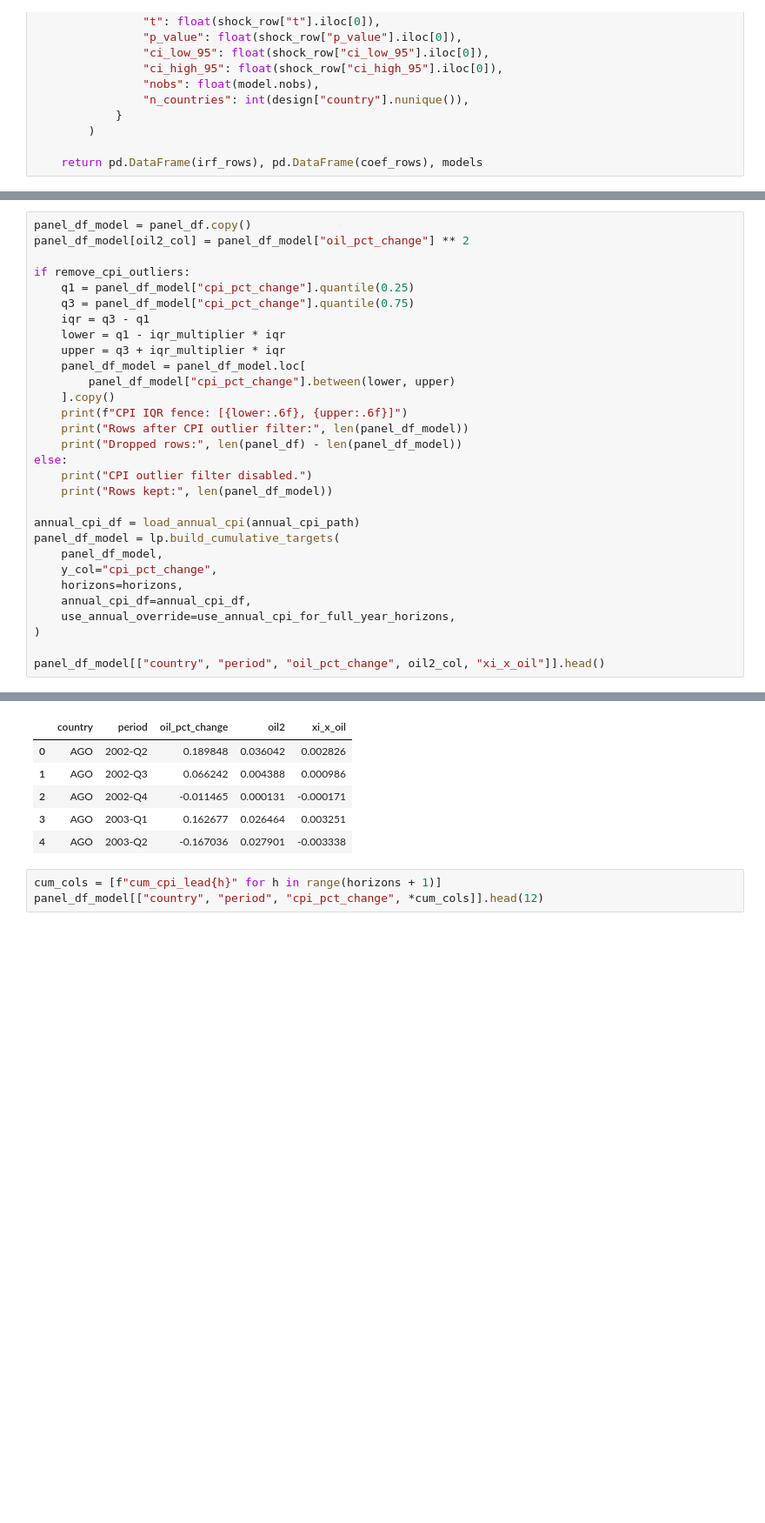
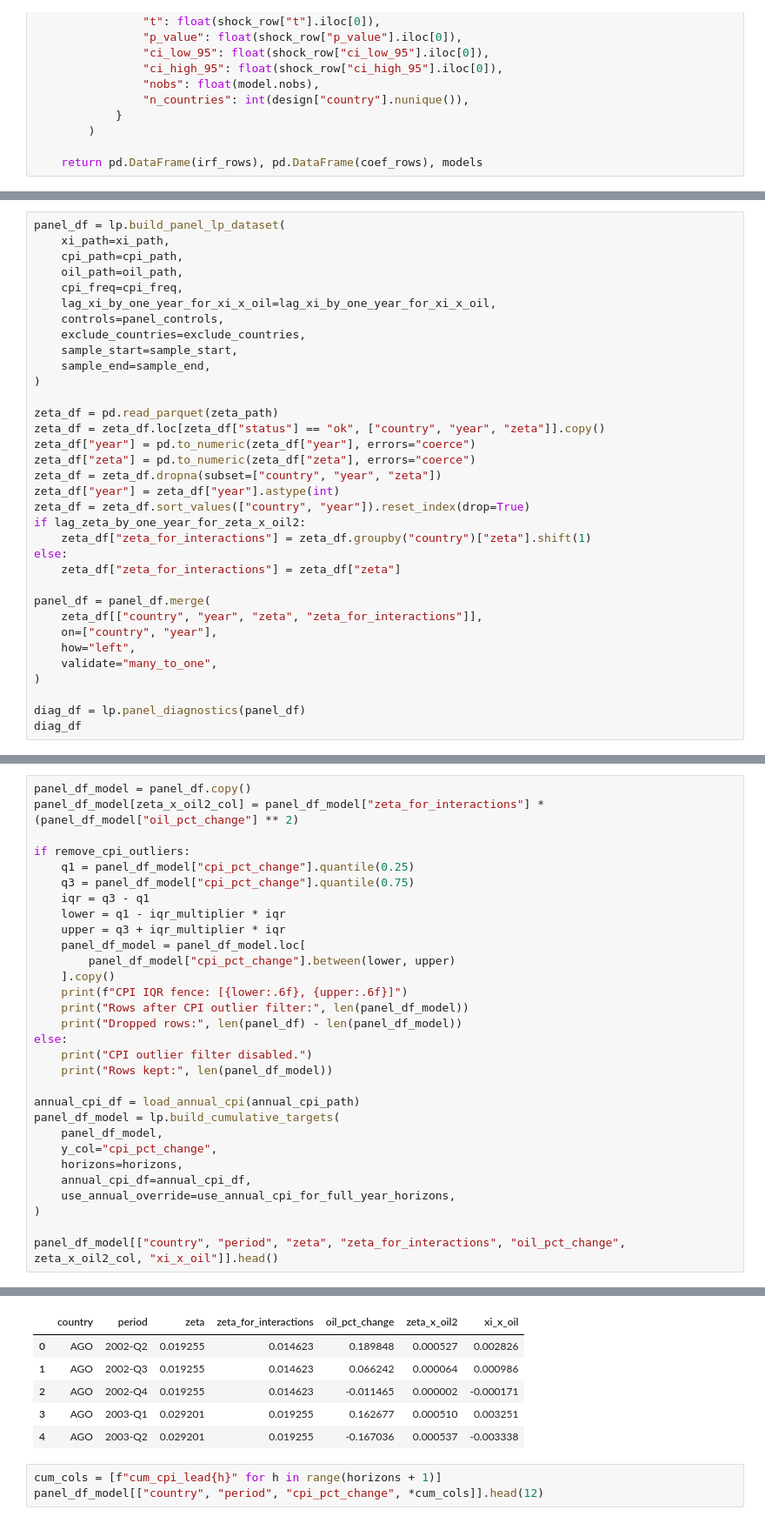
Before and after one commit to Hotstopper/icio-exogenous-pass-through, a Jupyter notebook: notebooks/panel_cumulative_local_projections_oil2.ipynb, the cells around one changed output, grey strips where cells are left out. Shown at 87% size. Cells and saved outputs as stored; diff of their text form; blank space fills up the shorter version.

```diff
--- a/notebooks/panel_cumulative_local_projections_oil2.ipynb
+++ b/notebooks/panel_cumulative_local_projections_oil2.ipynb
@@ -326,0 +313,34 @@ diag_df
+# %%
+panel_df = lp.build_panel_lp_dataset(
+    xi_path=xi_path,
+    cpi_path=cpi_path,
+    oil_path=oil_path,
+    cpi_freq=cpi_freq,
+    lag_xi_by_one_year_for_xi_x_oil=lag_xi_by_one_year_for_xi_x_oil,
+    controls=panel_controls,
+    exclude_countries=exclude_countries,
+    sample_start=sample_start,
+    sample_end=sample_end,
+)
+
+zeta_df = pd.read_parquet(zeta_path)
+zeta_df = zeta_df.loc[zeta_df["status"] == "ok", ["country", "year", "zeta"]].copy()
+zeta_df["year"] = pd.to_numeric(zeta_df["year"], errors="coerce")
+zeta_df["zeta"] = pd.to_numeric(zeta_df["zeta"], errors="coerce")
+zeta_df = zeta_df.dropna(subset=["country", "year", "zeta"])
+zeta_df["year"] = zeta_df["year"].astype(int)
+zeta_df = zeta_df.sort_values(["country", "year"]).reset_index(drop=True)
+if lag_zeta_by_one_year_for_zeta_x_oil2:
+    zeta_df["zeta_for_interactions"] = zeta_df.groupby("country")["zeta"].shift(1)
+else:
+    zeta_df["zeta_for_interactions"] = zeta_df["zeta"]
+
+panel_df = panel_df.merge(
+    zeta_df[["country", "year", "zeta", "zeta_for_interactions"]],
+    on=["country", "year"],
+    how="left",
+    validate="many_to_one",
+)
+
+diag_df = lp.panel_diagnostics(panel_df)
+diag_df
@@ -327,42 +350,42 @@ diag_df
 # %%
 panel_df_model = panel_df.copy()
-panel_df_model[oil2_col] = panel_df_model["oil_pct_change"] ** 2
+panel_df_model[zeta_x_oil2_col] = panel_df_model["zeta_for_interactions"] * (panel_df_model["oil_pct_change"] ** 2)
 
 if remove_cpi_outliers:
     q1 = panel_df_model["cpi_pct_change"].quantile(0.25)
     q3 = panel_df_model["cpi_pct_change"].quantile(0.75)
     iqr = q3 - q1
     lower = q1 - iqr_multiplier * iqr
     upper = q3 + iqr_multiplier * iqr
     panel_df_model = panel_df_model.loc[
         panel_df_model["cpi_pct_change"].between(lower, upper)
     ].copy()
     print(f"CPI IQR fence: [{lower:.6f}, {upper:.6f}]")
     print("Rows after CPI outlier filter:", len(panel_df_model))
     print("Dropped rows:", len(panel_df) - len(panel_df_model))
 else:
     print("CPI outlier filter disabled.")
     print("Rows kept:", len(panel_df_model))
 
 annual_cpi_df = load_annual_cpi(annual_cpi_path)
 panel_df_model = lp.build_cumulative_targets(
     panel_df_model,
     y_col="cpi_pct_change",
     horizons=horizons,
     annual_cpi_df=annual_cpi_df,
     use_annual_override=use_annual_cpi_for_full_year_horizons,
 )
 
-panel_df_model[["country", "period", "oil_pct_change", oil2_col, "xi_x_oil"]].head()
+panel_df_model[["country", "period", "zeta", "zeta_for_interactions", "oil_pct_change", zeta_x_oil2_col, "xi_x_oil"]].head()
 # %% [output]
 CPI outlier filter disabled.
 Rows kept: 7522
-|  | country | period | oil_pct_change | oil2 | xi_x_oil |
-| 0 | AGO | 2002-Q2 | 0.189848 | 0.036042 | 0.002826 |
-| 1 | AGO | 2002-Q3 | 0.066242 | 0.004388 | 0.000986 |
-| 2 | AGO | 2002-Q4 | -0.011465 | 0.000131 | -0.000171 |
-| 3 | AGO | 2003-Q1 | 0.162677 | 0.026464 | 0.003251 |
-| 4 | AGO | 2003-Q2 | -0.167036 | 0.027901 | -0.003338 |
+|  | country | period | zeta | zeta_for_interactions | oil_pct_change | zeta_x_oil2 | xi_x_oil |
+| 0 | AGO | 2002-Q2 | 0.019255 | 0.014623 | 0.189848 | 0.000527 | 0.002826 |
+| 1 | AGO | 2002-Q3 | 0.019255 | 0.014623 | 0.066242 | 0.000064 | 0.000986 |
+| 2 | AGO | 2002-Q4 | 0.019255 | 0.014623 | -0.011465 | 0.000002 | -0.000171 |
+| 3 | AGO | 2003-Q1 | 0.029201 | 0.019255 | 0.162677 | 0.000510 | 0.003251 |
+| 4 | AGO | 2003-Q2 | 0.029201 | 0.019255 | -0.167036 | 0.000537 | -0.003338 |
 # %%
 cum_cols = [f"cum_cpi_lead{h}" for h in range(horizons + 1)]
 panel_df_model[["country", "period", "cpi_pct_change", *cum_cols]].head(12)
```
Also changed, not shown: parts of 6 cells of this notebook, 2 other files.
